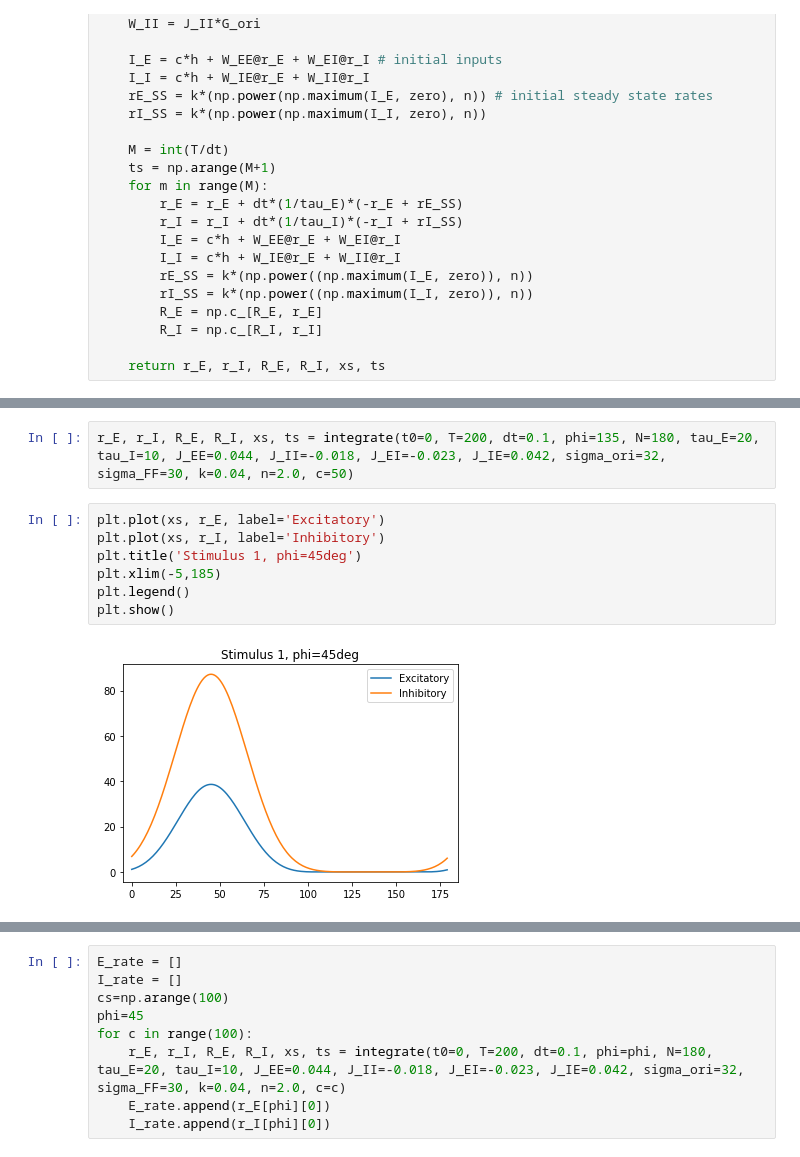
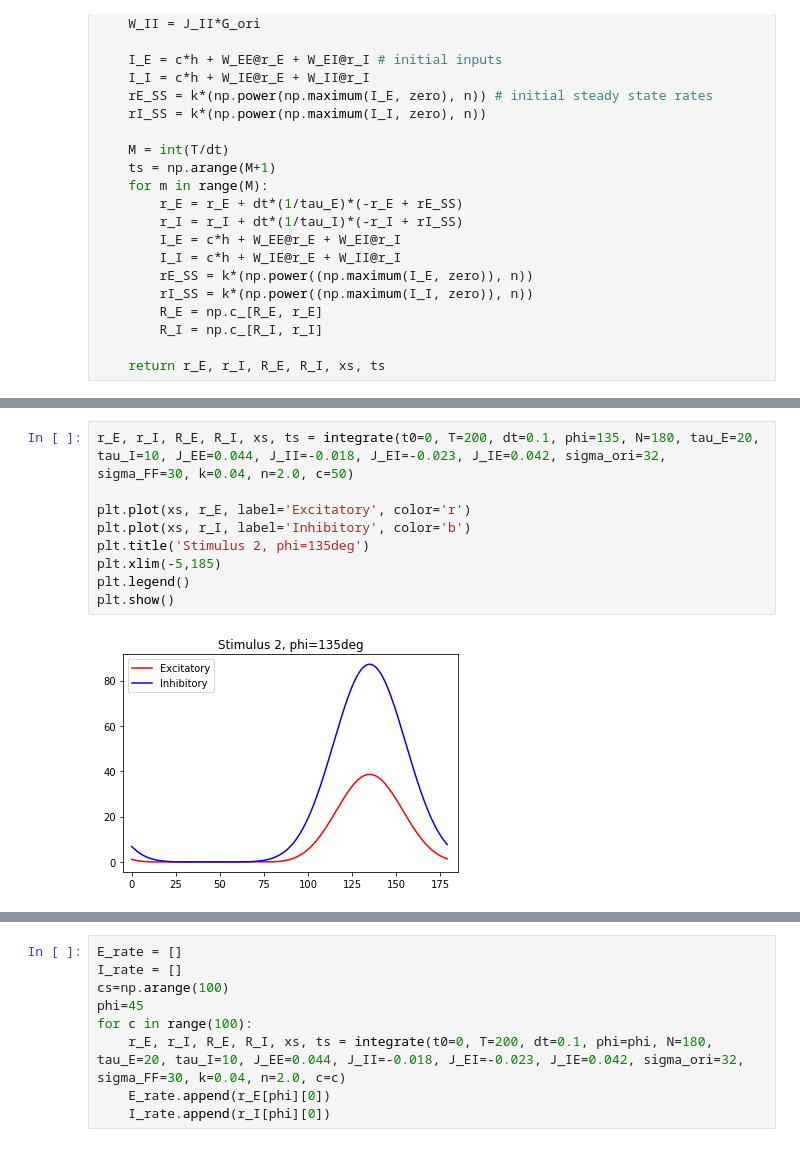
Before and after one commit to alexnegron/SCGB-Fellowship, a Jupyter notebook: Model from Rubin paper.ipynb, the cells around one changed output, grey strips where cells are left out. Drawn from its saved outputs; the diff is of its cells as text.

```diff
--- a/Model from Rubin paper.ipynb
+++ b/Model from Rubin paper.ipynb
@@ -122,14 +133,14 @@ def integrate(t0, T, dt, phi, N, tau_E, tau_I, J_EE, J_II, J_EI, J_IE, sigma_ori
 # %%
 r_E, r_I, R_E, R_I, xs, ts = integrate(t0=0, T=200, dt=0.1, phi=135, N=180, tau_E=20, tau_I=10, J_EE=0.044, J_II=-0.018, J_EI=-0.023, J_IE=0.042, sigma_ori=32, sigma_FF=30, k=0.04, n=2.0, c=50)
+
+plt.plot(xs, r_E, label='Excitatory', color='r')
+plt.plot(xs, r_I, label='Inhibitory', color='b')
+plt.title('Stimulus 2, phi=135deg')
+plt.xlim(-5,185)
+plt.legend()
+plt.show()
+# %% [output]
+[figure, added]
-# %%
-plt.plot(xs, r_E, label='Excitatory')
-plt.plot(xs, r_I, label='Inhibitory')
-plt.title('Stimulus 1, phi=45deg')
-plt.xlim(-5,185)
-plt.legend()
-plt.show()
-# %% [output]
-[figure, removed]
 # %%
 plt.title('Timecourse of integration for E neuron, x=10')
 plt.plot(ts, R_E[10,:])
```
Also changed, not shown: parts of 10 cells of this notebook.
